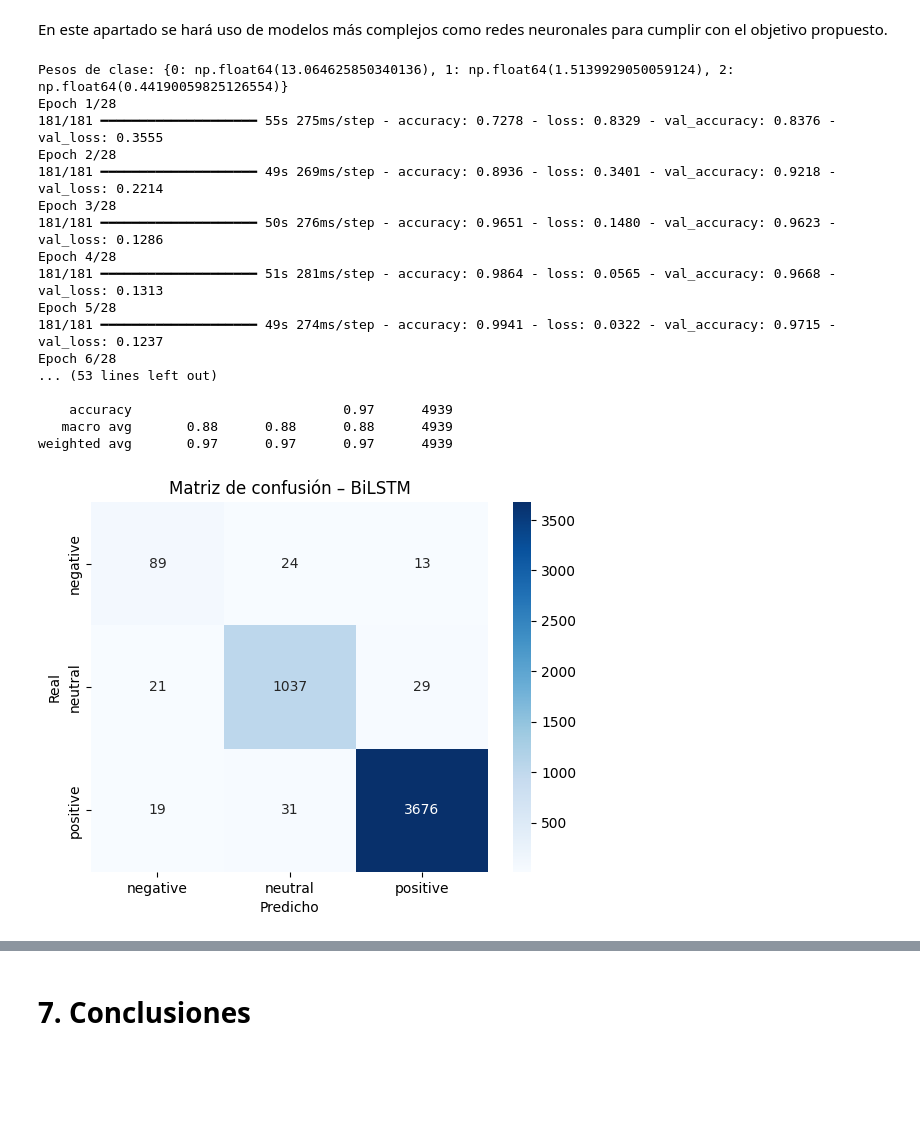
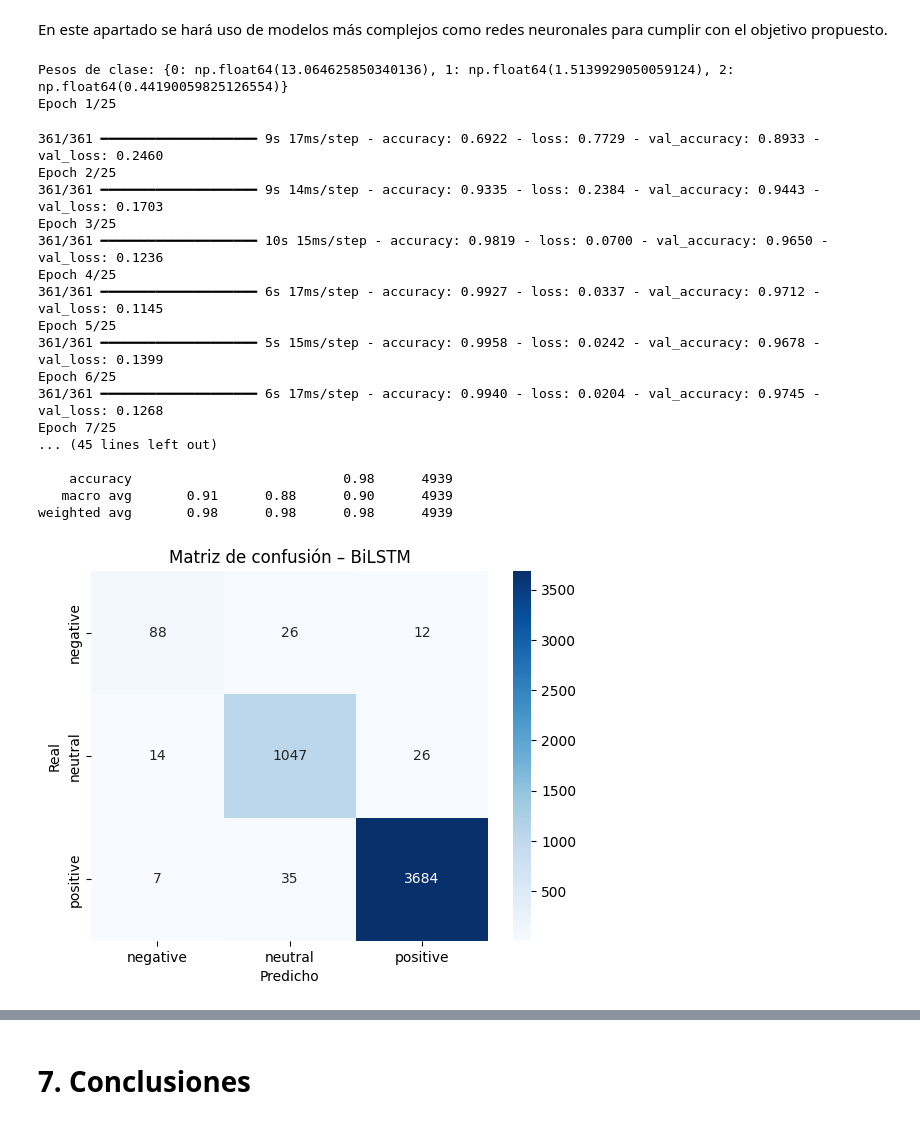
Before and after one commit to IvanTrujillo7/Entrega-final-Data-Science-III, a Jupyter notebook: PROYECTO_FINAL_DATA_SCIENCE_III_CRISTIAN_IVÁN_TRUJILLO_TORRES.ipynb, the cells around one changed output, grey strips where cells are left out. Cells and saved outputs as stored; diff of their text form; code cells hidden in the pictures; blank space fills up the shorter version.

```diff
--- a/PROYECTO_FINAL_DATA_SCIENCE_III_CRISTIAN_IVÁN_TRUJILLO_TORRES.ipynb
+++ b/PROYECTO_FINAL_DATA_SCIENCE_III_CRISTIAN_IVÁN_TRUJILLO_TORRES.ipynb
@@ -1224,52 +1229,54 @@ class_weights = dict(enumerate(class_weights))
 print("Pesos de clase:", class_weights)
 
 # =====================================
 # 5. Entrenamiento
 # =====================================
 history = model.fit(
     X_train_pad, y_train,
     validation_data=(X_test_pad, y_test),
-    epochs=28,
-    batch_size=64,
+    epochs=25,
+    batch_size=32,
     class_weight=class_weights,
     verbose=1
 )
 
 # =====================================
 # 6. Evaluación
 # =====================================
 y_pred = np.argmax(model.predict(X_test_pad), axis=1)
 
 print("Reporte de clasificación:\n")
 print(classification_report(y_test, y_pred, target_names=le.classes_))
 
 cm = confusion_matrix(y_test, y_pred)
 sns.heatmap(cm, annot=True, fmt="d", cmap="Blues",
             xticklabels=le.classes_,
             yticklabels=le.classes_)
 plt.xlabel("Predicho")
 plt.ylabel("Real")
 plt.title("Matriz de confusión – BiLSTM")
 plt.show()
 # %% [output]
 Pesos de clase: {0: np.float64(13.064625850340136), 1: np.float64(1.5139929050059124), 2: np.float64(0.44190059825126554)}
-Epoch 1/28
-181/181 ━━━━━━━━━━━━━━━━━━━━ 55s 275ms/step - accuracy: 0.7278 - loss: 0.8329 - val_accuracy: 0.8376 - val_loss: 0.3555
-Epoch 2/28
-181/181 ━━━━━━━━━━━━━━━━━━━━ 49s 269ms/step - accuracy: 0.8936 - loss: 0.3401 - val_accuracy: 0.9218 - val_loss: 0.2214
-Epoch 3/28
-181/181 ━━━━━━━━━━━━━━━━━━━━ 50s 276ms/step - accuracy: 0.9651 - loss: 0.1480 - val_accuracy: 0.9623 - val_loss: 0.1286
-Epoch 4/28
-181/181 ━━━━━━━━━━━━━━━━━━━━ 51s 281ms/step - accuracy: 0.9864 - loss: 0.0565 - val_accuracy: 0.9668 - val_loss: 0.1313
-Epoch 5/28
-181/181 ━━━━━━━━━━━━━━━━━━━━ 49s 274ms/step - accuracy: 0.9941 - loss: 0.0322 - val_accuracy: 0.9715 - val_loss: 0.1237
-Epoch 6/28
-... (53 lines left out)
-
-    accuracy                           0.97      4939
-   macro avg       0.88      0.88      0.88      4939
-weighted avg       0.97      0.97      0.97      4939
+Epoch 1/25
+361/361 ━━━━━━━━━━━━━━━━━━━━ 9s 17ms/step - accuracy: 0.6922 - loss: 0.7729 - val_accuracy: 0.8933 - val_loss: 0.2460
+Epoch 2/25
+361/361 ━━━━━━━━━━━━━━━━━━━━ 9s 14ms/step - accuracy: 0.9335 - loss: 0.2384 - val_accuracy: 0.9443 - val_loss: 0.1703
+Epoch 3/25
+361/361 ━━━━━━━━━━━━━━━━━━━━ 10s 15ms/step - accuracy: 0.9819 - loss: 0.0700 - val_accuracy: 0.9650 - val_loss: 0.1236
+Epoch 4/25
+361/361 ━━━━━━━━━━━━━━━━━━━━ 6s 17ms/step - accuracy: 0.9927 - loss: 0.0337 - val_accuracy: 0.9712 - val_loss: 0.1145
+Epoch 5/25
+361/361 ━━━━━━━━━━━━━━━━━━━━ 5s 15ms/step - accuracy: 0.9958 - loss: 0.0242 - val_accuracy: 0.9678 - val_loss: 0.1399
+Epoch 6/25
+361/361 ━━━━━━━━━━━━━━━━━━━━ 6s 17ms/step - accuracy: 0.9940 - loss: 0.0204 - val_accuracy: 0.9745 - val_loss: 0.1268
+Epoch 7/25
+... (45 lines left out)
+
+    accuracy                           0.98      4939
+   macro avg       0.91      0.88      0.90      4939
+weighted avg       0.98      0.98      0.98      4939
-[figure, old version]
+[figure, new version]
 # %%
 beep()
 # %% [output]
```
Also changed, not shown: parts of 4 cells of this notebook.
